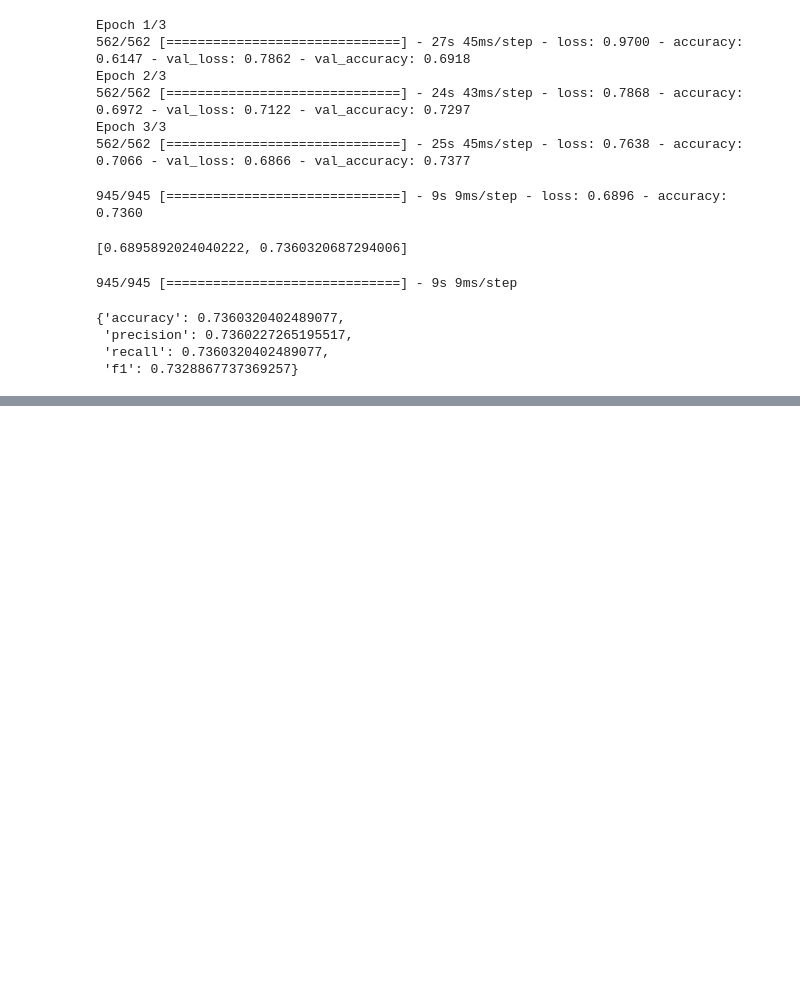
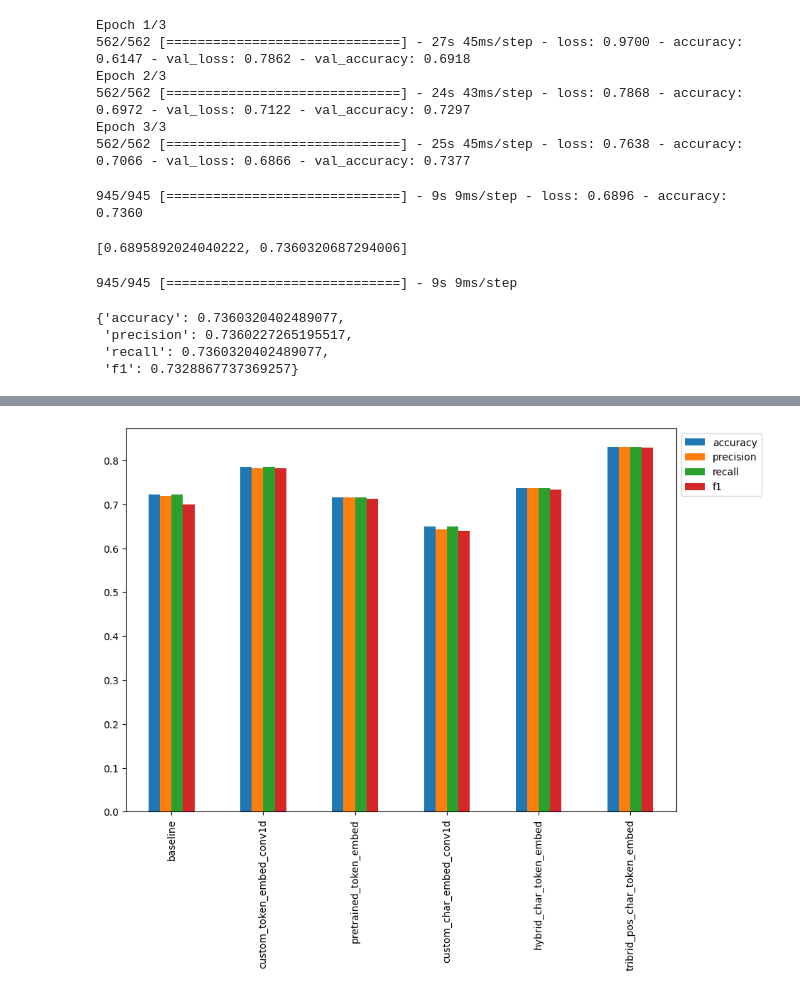
Before and after one commit to nripstein/Learning-Tensorflow, a Jupyter notebook: Milestone Project 2: SkimLit.ipynb, the cells around one changed output, grey strips where cells are left out. Cells and saved outputs as stored; diff of their text form; code cells hidden in the pictures; blank space fills up the shorter version.

```diff
--- a/Milestone Project 2: SkimLit.ipynb
+++ b/Milestone Project 2: SkimLit.ipynb
@@ -1028,0 +1282,21 @@ model_4_results
+# %%
+# Create training and validation datasets (all four kinds of inputs)
+train_pos_char_token_data = tf.data.Dataset.from_tensor_slices((train_line_numbers_one_hot, # line numbers
+                                                                train_total_lines_one_hot, # total lines
+                                                                train_sentences, # train tokens
+                                                                train_chars)) # train chars
+train_pos_char_token_labels = tf.data.Dataset.from_tensor_slices(train_labels_one_hot) # train labels
+train_pos_char_token_dataset = tf.data.Dataset.zip((train_pos_char_token_data, train_pos_char_token_labels)) # combine data and labels
+train_pos_char_token_dataset = train_pos_char_token_dataset.batch(32).prefetch(tf.data.AUTOTUNE) # turn into batches and prefetch appropriately
+
+# Validation dataset
+val_pos_char_token_data = tf.data.Dataset.from_tensor_slices((val_line_numbers_one_hot,
+                                                              val_total_lines_one_hot,
+                                                              val_sentences,
+                                                              val_chars))
+val_pos_char_token_labels = tf.data.Dataset.from_tensor_slices(val_labels_one_hot)
+val_pos_char_token_dataset = tf.data.Dataset.zip((val_pos_char_token_data, val_pos_char_token_labels))
+val_pos_char_token_dataset = val_pos_char_token_dataset.batch(32).prefetch(tf.data.AUTOTUNE) # turn into batches and prefetch appropriately
+
+# Check input shapes
+train_pos_char_token_dataset, val_pos_char_token_dataset
@@ -1028,0 +1308,7 @@ model_4_results
+# %%
+# Fit the token, char and positional embedding model
+history_model_5 = model_5.fit(train_pos_char_token_dataset,
+                              steps_per_epoch=int(0.1 * len(train_pos_char_token_dataset)),
+                              epochs=3,
+                              validation_data=val_pos_char_token_dataset,
+                              validation_steps=int(0.1 * len(val_pos_char_token_dataset)))
@@ -1028,0 +1322,6 @@ model_4_results
+# %%
+model_5_pred_probs = model_5.predict(val_pos_char_token_dataset, verbose=1)
+model_5_preds = tf.argmax(model_5_pred_probs, axis=1)
+model_5_results = calculate_results(y_true=val_labels_encoded,
+                                    y_pred=model_5_preds)
+model_5_results
@@ -1028,0 +1336,9 @@ model_4_results
+# %%
+all_model_results = pd.DataFrame({"baseline": baseline_results,
+                                  "custom_token_embed_conv1d": model_1_results,
+                                  "pretrained_token_embed": model_2_results,
+                                  "custom_char_embed_conv1d": model_3_results,
+                                  "hybrid_char_token_embed": model_4_results,
+                                  "tribrid_pos_char_token_embed": model_5_results})
+all_model_results = all_model_results.transpose()
+all_model_results
@@ -1028,0 +1353,4 @@ model_4_results
+# %%
+all_model_results.plot(kind="bar", figsize=(10, 7)).legend(bbox_to_anchor=(1.0, 1.0));
+# %% [output]
+[figure, added]
```
Also changed, not shown: parts of 36 cells of this notebook.
